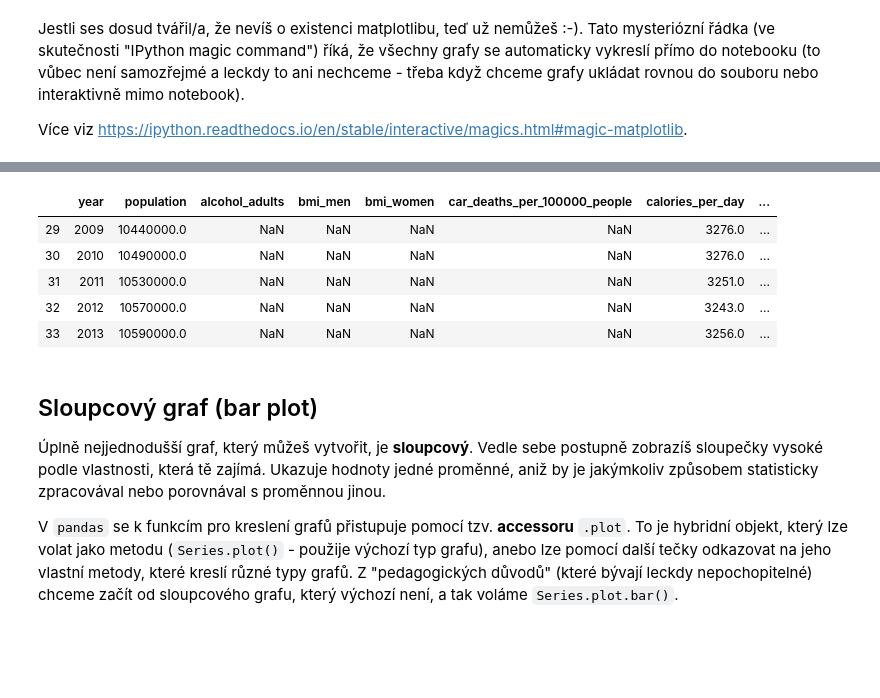
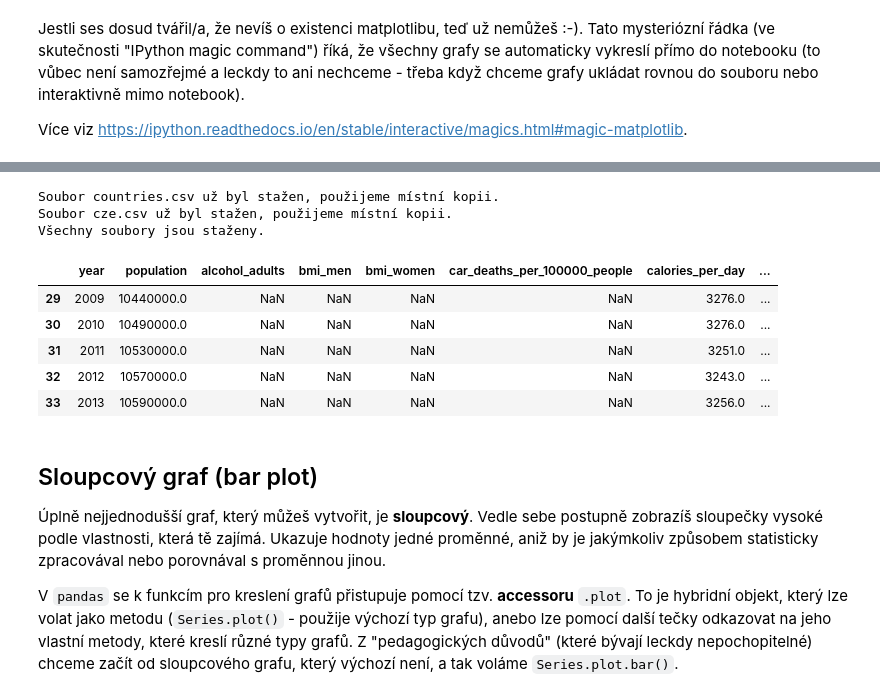
Before and after one commit to nappex/naucse.python.cz, a Jupyter notebook: lessons/pydata/visualization_basics/index.ipynb, the cells around one changed output, grey strips where cells are left out. Drawn from its saved outputs; the diff is of its cells as text; code cells hidden in the pictures; blank space fills up the shorter version.

```diff
--- a/lessons/pydata/visualization_basics/index.ipynb
+++ b/lessons/pydata/visualization_basics/index.ipynb
@@ -31,21 +37,50 @@ Nejdříve si načteme data se zeměmi světa, použitá již v lekci o typech.
-# %%
-import pandas as pd
-
-# Světová data
-url = "https://raw.githubusercontent.com/janpipek/data-pro-pyladies/master/data/countries.csv"
-countries = pd.read_csv(url).set_index("name")
-
-# Česká data
-url = "https://raw.githubusercontent.com/janpipek/data-pro-pyladies/master/data/cze.csv"
-czech = pd.read_csv(url)
-czech.tail()
-# %% [output]
-|  | year | population | alcohol_adults | bmi_men | bmi_women | car_deaths_per_100000_people | calories_per_day | ... |
-| 29 | 2009 | 10440000.0 | NaN | NaN | NaN | NaN | 3276.0 | ... |
-| 30 | 2010 | 10490000.0 | NaN | NaN | NaN | NaN | 3276.0 | ... |
-| 31 | 2011 | 10530000.0 | NaN | NaN | NaN | NaN | 3251.0 | ... |
-| 32 | 2012 | 10570000.0 | NaN | NaN | NaN | NaN | 3243.0 | ... |
-| 33 | 2013 | 10590000.0 | NaN | NaN | NaN | NaN | 3256.0 | ... |
+# %%
+# Nutné importy ze standardní knihovny
+import os
+from urllib.request import urlopen
+
+# Seznam souborů (viz níže)
+zdroje = [
+    # Země
+    "https://raw.githubusercontent.com/janpipek/data-pro-pyladies/master/data/countries.csv",
+
+    # Česká data
+    "https://raw.githubusercontent.com/janpipek/data-pro-pyladies/master/data/cze.csv"
+]
+
+for url in zdroje:
+    # Pouze poslední část cesty adresy datového zdroje je jeho jméno
+    jmeno = url.rsplit("/")[-1]
+
+    if not os.path.exists(jmeno):
+        print(f"Soubor {jmeno} ještě není stažen, jdeme na to...")
+
+        # Sendvičově otevřeme výstup (soubor na disku) i vstup (webovou stránku)
+        with open(jmeno, "wb") as outfile:  # Pozor - binární mód
+            with urlopen(url) as inpage:
+                # A jen přepíšeme obsah
+                outfile.write(inpage.read())
+        print(f"Soubor {jmeno} úspěšně stažen.")
+    else:
+        print(f"Soubor {jmeno} už byl stažen, použijeme místní kopii.")
+print("Všechny soubory jsou staženy.")
+# %% [output]
+Soubor countries.csv už byl stažen, použijeme místní kopii.
+Soubor cze.csv už byl stažen, použijeme místní kopii.
+Všechny soubory jsou staženy.
+# %%
+import pandas as pd
+
+countries = pd.read_csv("countries.csv").set_index("name")
+czech = pd.read_csv("cze.csv")
+czech.tail()
+# %% [output]
+|  | year | population | alcohol_adults | bmi_men | bmi_women | car_deaths_per_100000_people | calories_per_day | ... |
+| 29 | 2009 | 10440000.0 | NaN | NaN | NaN | NaN | 3276.0 | ... |
+| 30 | 2010 | 10490000.0 | NaN | NaN | NaN | NaN | 3276.0 | ... |
+| 31 | 2011 | 10530000.0 | NaN | NaN | NaN | NaN | 3251.0 | ... |
+| 32 | 2012 | 10570000.0 | NaN | NaN | NaN | NaN | 3243.0 | ... |
+| 33 | 2013 | 10590000.0 | NaN | NaN | NaN | NaN | 3256.0 | ... |
 # %% [markdown]
 ## Sloupcový graf (bar plot)
 
```
Also changed, not shown: parts of 3 cells of this notebook.
